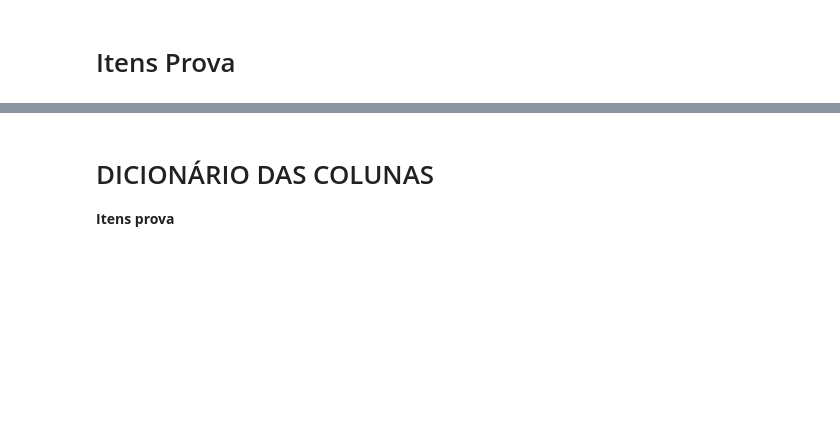
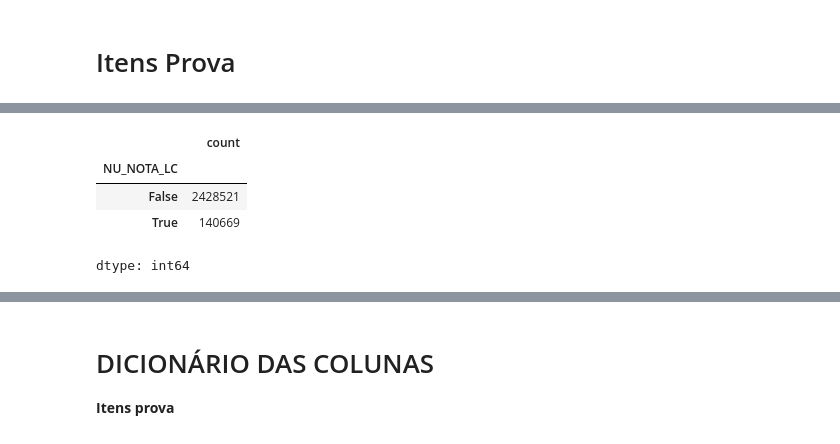
Before and after one commit to MiguelMussalam/predicao_ia_notas_enem, a Jupyter notebook: Tratamento_dos_dados_brutos_do_ENEM_2023.ipynb, the cells around one changed output, grey strips where cells are left out. Saved outputs shown, nothing was run; the diff lists cells and outputs as text; code cells hidden in the pictures; blank space fills up the shorter version.

```diff
--- a/Tratamento_dos_dados_brutos_do_ENEM_2023.ipynb
+++ b/Tratamento_dos_dados_brutos_do_ENEM_2023.ipynb
@@ -143,0 +265,10 @@ files.download('microdados_tratados_enem_2023_500_linhas.xlsx')
+# %%
+# - Classe 1
+cont_valor_1 = (microdados.NU_NOTA_LC >= 0) & (microdados.NU_NOTA_LC < 401)
+cont_valor_1.value_counts()
+# %% [output]
+|  | count |
+| NU_NOTA_LC |  |
+| False | 2428521 |
+| True | 140669 |
+dtype: int64
```
Also changed, not shown: parts of 4 cells of this notebook.
